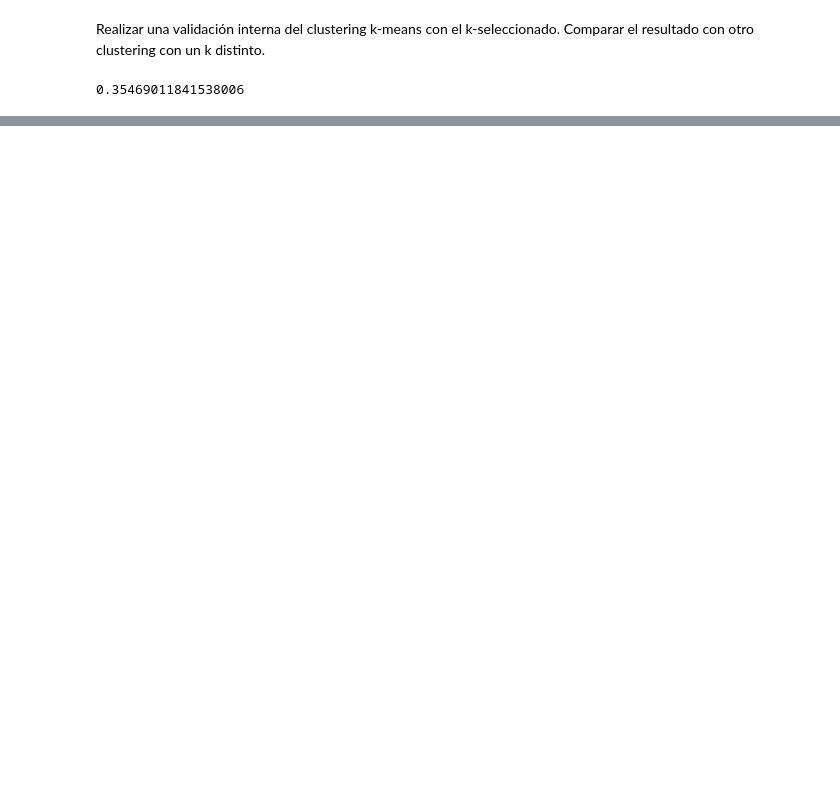
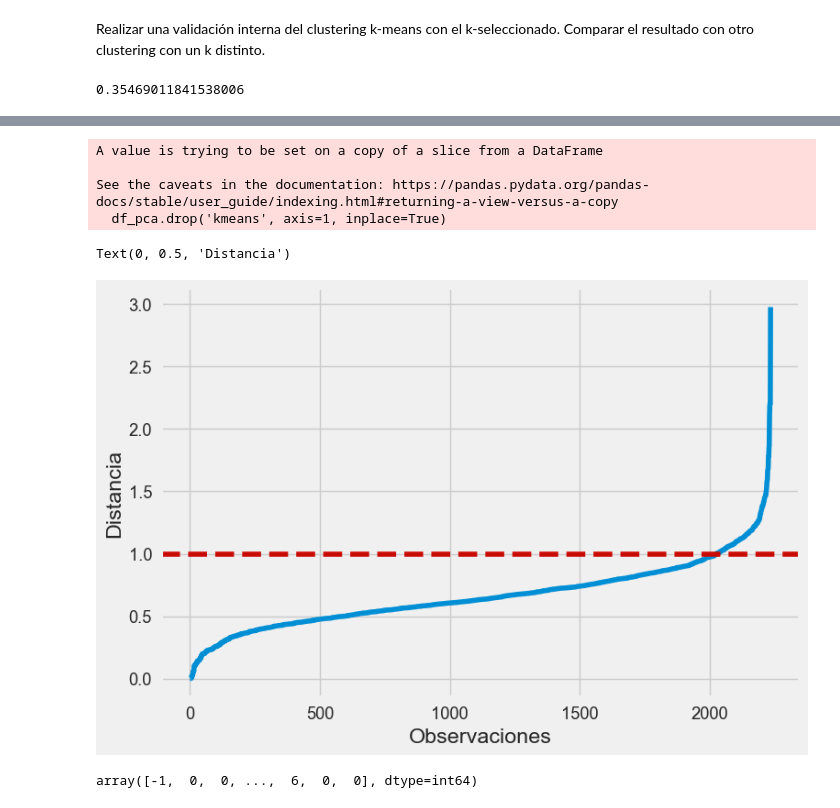
Before and after one commit to SebastianGomez/Final_AprendizajeNoSupervisado-, a Jupyter notebook: trabajo_final.ipynb, the cells around one changed output, grey strips where cells are left out. Cells and saved outputs as stored; diff of their text form; code cells hidden in the pictures; blank space fills up the shorter version.

```diff
--- a/trabajo_final.ipynb
+++ b/trabajo_final.ipynb
@@ -574,0 +622,37 @@ silhouette_visualizer(KMeans(3, n_init=10, random_state=42), df_pca, colors='yel
+# %%
+df_pca.drop('kmeans', axis=1, inplace=True)
+k = 3
+data_nn = df_pca.copy()
+
+# Calculamos los vecinos más cercanos
+nearest_neighbors = NearestNeighbors(n_neighbors=k)
+neighbors = nearest_neighbors.fit(data_nn)
+distances, indices = neighbors.kneighbors(data_nn)
+distances = np.sort(distances, axis=0)
+
+# Obtenemos las distancias
+distances = distances[:,1]
+
+i = np.arange(len(distances))
+
+sns.lineplot(
+    x = i,
+    y = distances
+)
+plt.axhline(y = 1, color = 'r', linestyle = '--')
+plt.xlabel("Observaciones")
+plt.ylabel("Distancia")
+# %% [output]
+A value is trying to be set on a copy of a slice from a DataFrame
+
+See the caveats in the documentation: https://pandas.pydata.org/pandas-docs/stable/user_guide/indexing.html#returning-a-view-versus-a-copy
+  df_pca.drop('kmeans', axis=1, inplace=True)
+Text(0, 0.5, 'Distancia')
+[figure, added]
+# %%
+#Realizamos el clustering
+dbscan_clusters = DBSCAN(eps = 1, min_samples = 5).fit(df_pca)
+#Las observaciones que quedan con un valor de -1 son los puntos ruido (o outliers). Por lo que son las observaciones que no asigno a ningun cluster
+dbscan_clusters.labels_
+# %% [output]
+array([-1,  0,  0, ...,  6,  0,  0], dtype=int64)
```
Also changed, not shown: parts of 31 cells of this notebook.
